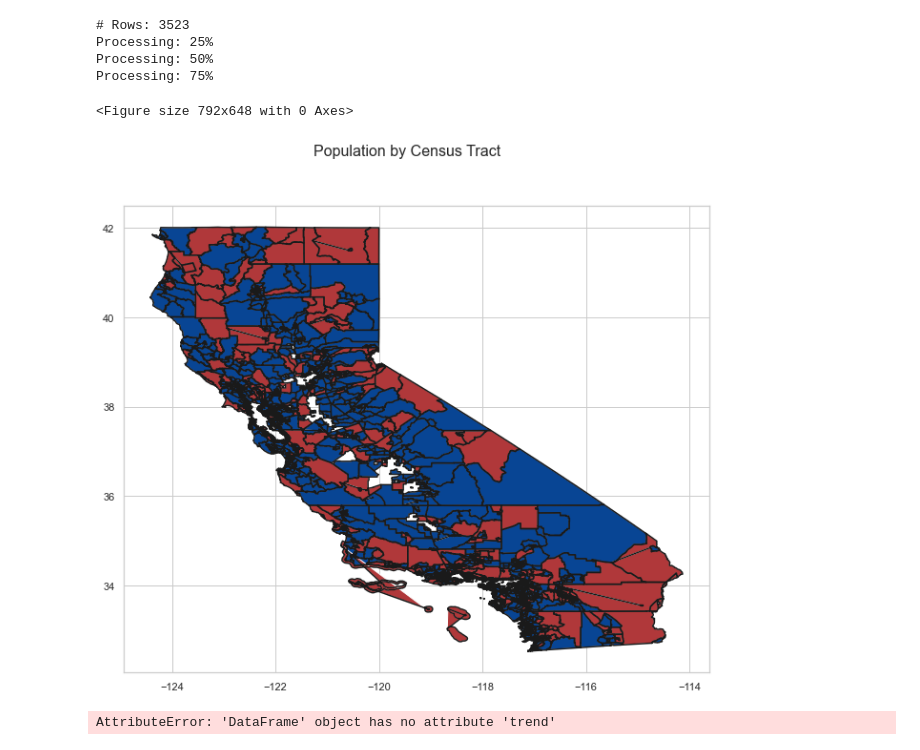
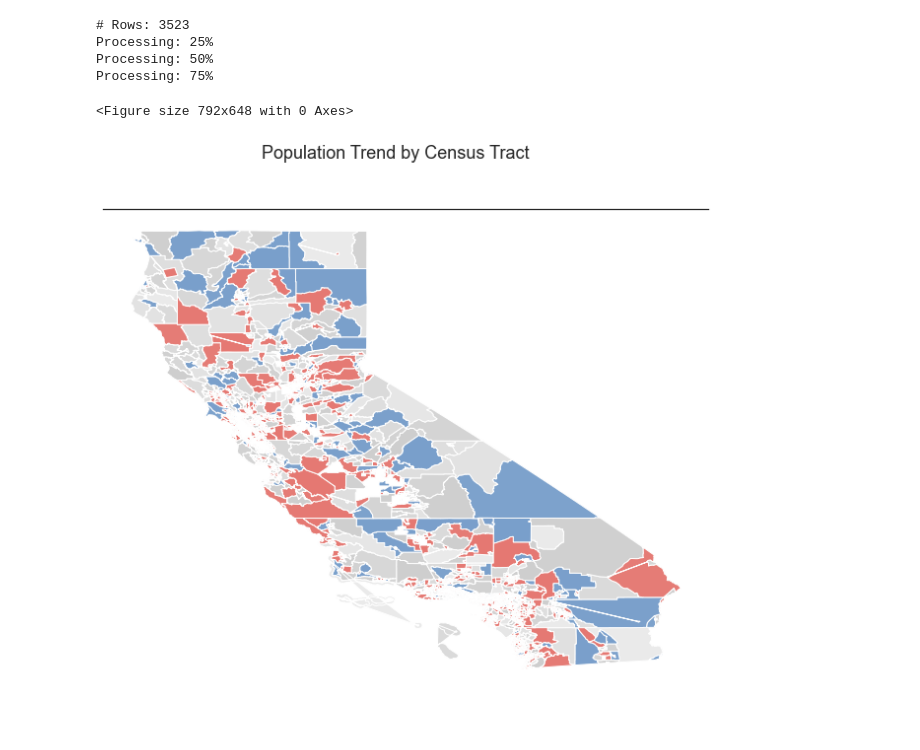
Before and after one commit to jeviner/Wildfires-GCI, a Jupyter notebook: linear_trend_analysis/mapping.ipynb, the cells around one changed output. Drawn from its saved outputs; the diff is of its cells as text; code cells hidden in the pictures.

Commit message:
Population trend mapping

```diff
--- a/linear_trend_analysis/mapping.ipynb
+++ b/linear_trend_analysis/mapping.ipynb
@@ -7,8 +7,5 @@ import seaborn as sns
 import random
 
 %matplotlib inline
-# %%
-sns.set(style="whitegrid", palette="pastel", color_codes=True)
-sns.mpl.rc("figure", figsize=(10,6))
 # %%
 shp_path = "Tracts_WUI_ByYear/trends.shp"
@@ -66,11 +45,17 @@ def plot_map(title, sf, value_arr, value_to_color_lambda, x_lim = None, y_lim =
     df = read_shapefile(sf)
     plt.figure(figsize = figsize)
     fig, ax = plt.subplots(figsize = figsize)
-    fig.suptitle(title, fontsize=16)
+    ax.axes.xaxis.set_visible(False)
+    ax.axes.yaxis.set_visible(False)
+    fig.suptitle(title, fontsize=18)
+
+    """
+    # outline
     for shape in sf.shapeRecords():
         x = [i[0] for i in shape.shape.points[:]]
         y = [i[1] for i in shape.shape.points[:]]
-        ax.plot(x, y, 'k')
+        #x.plot(x, y, "#000000", linewidth=0.05)
+    """
 
     print()
     print("# Rows:", df.shape[0])
@@ -85,7 +70,7 @@ def plot_map(title, sf, value_arr, value_to_color_lambda, x_lim = None, y_lim =
             x_lon[ip] = shape_ex.points[ip][0]
             y_lat[ip] = shape_ex.points[ip][1]
 
-        color = value_to_color_lambda(df)
+        color = value_to_color_lambda(df.iloc[id])
         ax.fill(x_lon,y_lat, color)
 
         if id == quarter_size:
@@ -102,25 +87,49 @@ def plot_map(title, sf, value_arr, value_to_color_lambda, x_lim = None, y_lim =
         plt.ylim(y_lim)
 # %%
 df = read_shapefile(sf)
-blue = "#084594"
-red = "#b0383a"
 
-pop_lambda = lambda row : "#084594" if row.estimate > 3000 else "#b0383a"
-plot_map("Population by Census Tract", sf, df.estimate, pop_lambda)
+sns.set(style="white", palette="pastel", color_codes=True)
+sns.mpl.rc("figure", figsize=(10,6))
+
+blue = "#799fcb"
+red = "#e57872"
+grey = "#cccccc"
+white = "#ffffff"
+
+trend_colors = {
+    "increasing": red,
+    "decreasing": blue,
+    "no trend": grey
+}
+
+min_opacity = 0.4
+def row_to_color(row):
+    base_color = trend_colors[row.trend]
+
+    # Clamp p-value at [0, 1] in case it isn't
+    x = row.p
+    if x > 1:
+        x = 1
+    elif x < 0:
+        x = 0
+
+    # Geometry go brrrr
+    opacity = (1 - x) * (1 - min_opacity) + min_opacity
+
+    # Create two more hex digits to represent the opacity of the color
+    # The final opacity needs to be between 0x00 and 0xff, which is [0, 255] in decimal
+    scaled_opacity = round(opacity * 255)
+    opacity_str = hex(scaled_opacity)[2:] # [2:] strips "0x"
+    opacity_str = opacity_str.zfill(2)    # pad with zeroes to make sure length = 2
+
+    return base_color + opacity_str
+
+plot_map("Population Trend by Census Tract", sf, df.trend, row_to_color)
+sns.despine(left=True,bottom=True,top=False)
 # %% [output]
 # Rows: 3523
 Processing: 25%
 Processing: 50%
 Processing: 75%
 <Figure size 792x648 with 0 Axes>
-[figure, old version]
+[figure, new version]
-# %%
-trend_colors = {
-    "increasing": "#084594",
-    "decreasing": "#b0383a",
-    "no_trend": "#eeeeee"
-}
-trend_lambda = lambda row : trend_colors[row.trend]
-plot_map("Trend by Census Tract", sf, df.trend, trend_lambda)
-# %% [output]
-AttributeError: 'DataFrame' object has no attribute 'trend'
```
Also changed, not shown: parts of 4 cells of this notebook.
